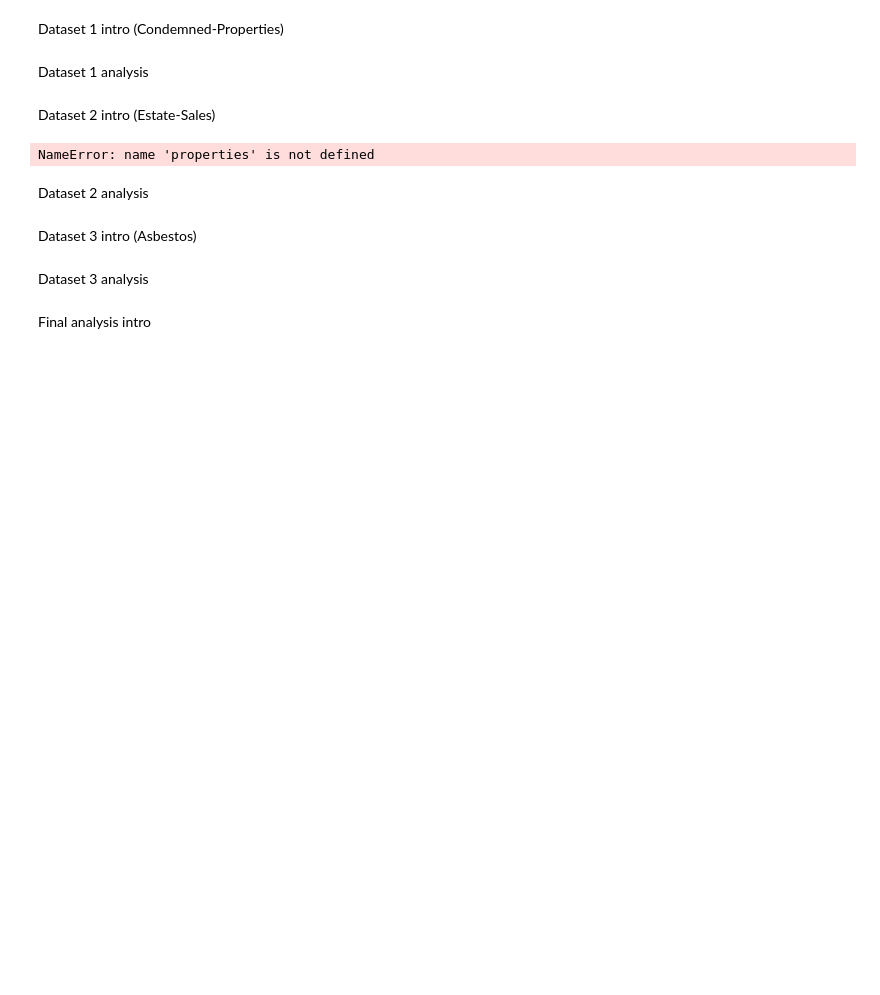
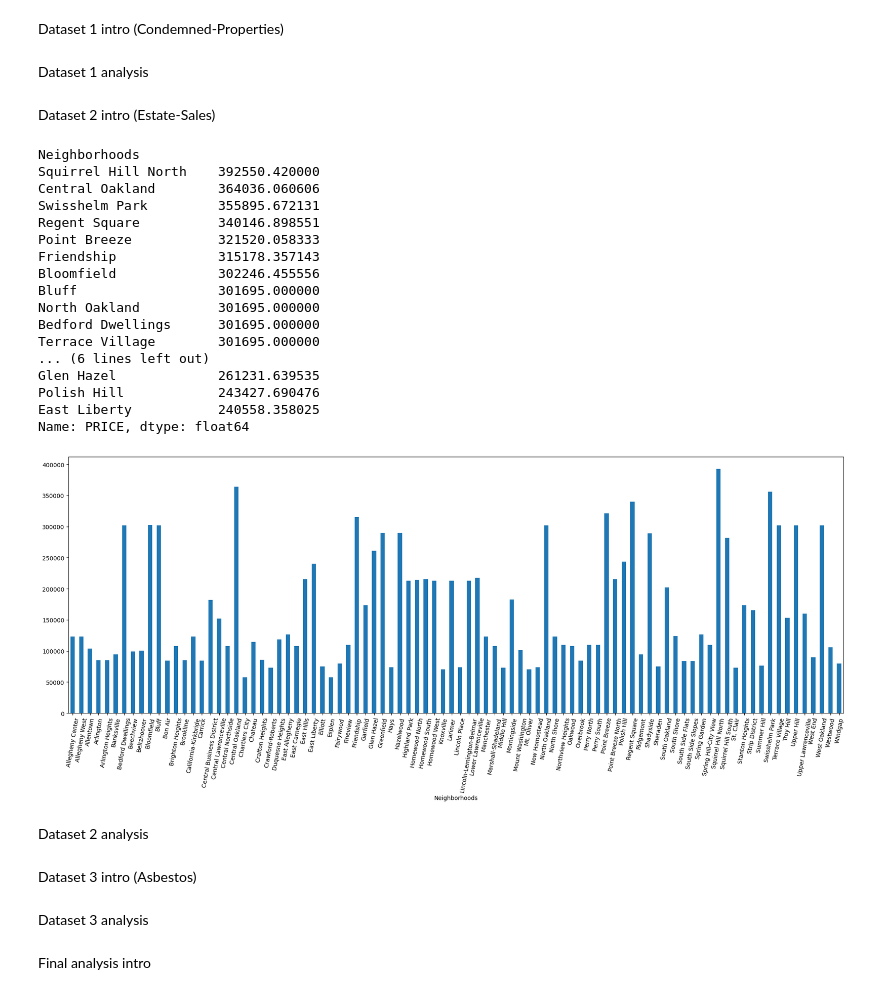
Before and after one commit to rizzocolton/Big-Ideas-Final-Project, a Jupyter notebook: Final.ipynb, the cells around one changed output. Cells and saved outputs as stored; diff of their text form; code cells hidden in the pictures; blank space fills up the shorter version.

```diff
--- a/Final.ipynb
+++ b/Final.ipynb
@@ -18,39 +18,56 @@ NEIGHBORHOODS = geopandas.read_file("https://data.wprdc.org/dataset/e672f13d-71c
 def zip_to_neighborhoods(zip_code):
     """Converts a ZIP code to a list of Pittsburgh neighborhood names.
 
     Args:
         zip_code (int): The ZIP code of interest.
 
     Returns:
         list[str]: A list of neighborhood names within that ZIP code.
     """
     # Get this specific zip
     zips_filtered = ZIPS[ZIPS["ZIP"] == str(zip_code)]
     if len(zips_filtered) < 1:
         return None
     zp = zips_filtered.iloc[0]
     # List of neighborhoods for this zip
     zp_neighborhoods = []
     # Loop through the neighborhoods
     for _idx, neighborhood in NEIGHBORHOODS.iterrows():
         # Check if this zip intersects the neighborhood
         if neighborhood["geometry"].intersects(zp["geometry"]):
             # Add this neighborhood to the list
             zp_neighborhoods.append(neighborhood["hood"])
     return zp_neighborhoods
 
-properties["Neighborhoods"] = properties["PROPERTYZIP"].astype(str).apply(zip_to_neighborhoods)
-properties = properties.explode("Neighborhoods")
-prop_counts = properties["Neighborhoods"].value_counts()
-prop_counts.plot(kind = "bar", figsize = (24,8),rot = 80)
+sales["Neighborhoods"] = sales["PROPERTYZIP"].astype(str).apply(zip_to_neighborhoods)
+sales = sales.explode("Neighborhoods")
+sales_counts = sales["Neighborhoods"].value_counts()
+sales_counts.plot(kind = "bar", figsize = (24,8),rot = 80)
 
-average_sale = properties.groupby("Neighborhoods")["PRICE"].mean()
+average_sale = sales.groupby("Neighborhoods")["PRICE"].mean()
 average_sale.plot(kind = "bar", figsize = (24,8),rot = 80)
 
 top10avgsale = average_sale.sort_values(ascending = False).head(20)
 print(top10avgsale)
 # %% [output]
-NameError: name 'properties' is not defined
+Neighborhoods
+Squirrel Hill North    392550.420000
+Central Oakland        364036.060606
+Swisshelm Park         355895.672131
+Regent Square          340146.898551
+Point Breeze           321520.058333
+Friendship             315178.357143
+Bloomfield             302246.455556
+Bluff                  301695.000000
+North Oakland          301695.000000
+Bedford Dwellings      301695.000000
+Terrace Village        301695.000000
+... (6 lines left out)
+Glen Hazel             261231.639535
+Polish Hill            243427.690476
+East Liberty           240558.358025
+Name: PRICE, dtype: float64
+[figure, added]
 # %% [markdown]
 Dataset 2 analysis
 # %% [markdown]
```
Also changed, not shown: parts of 1 cell of this notebook.
